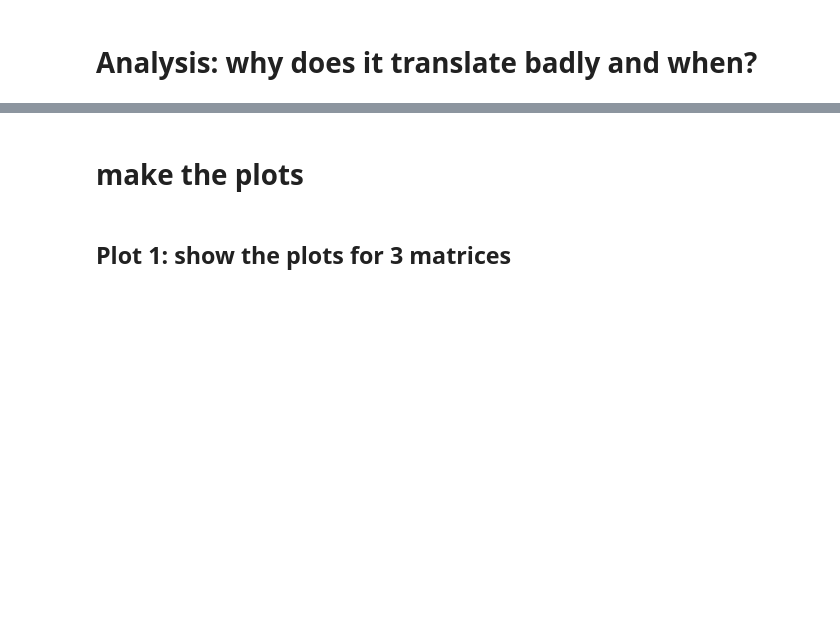
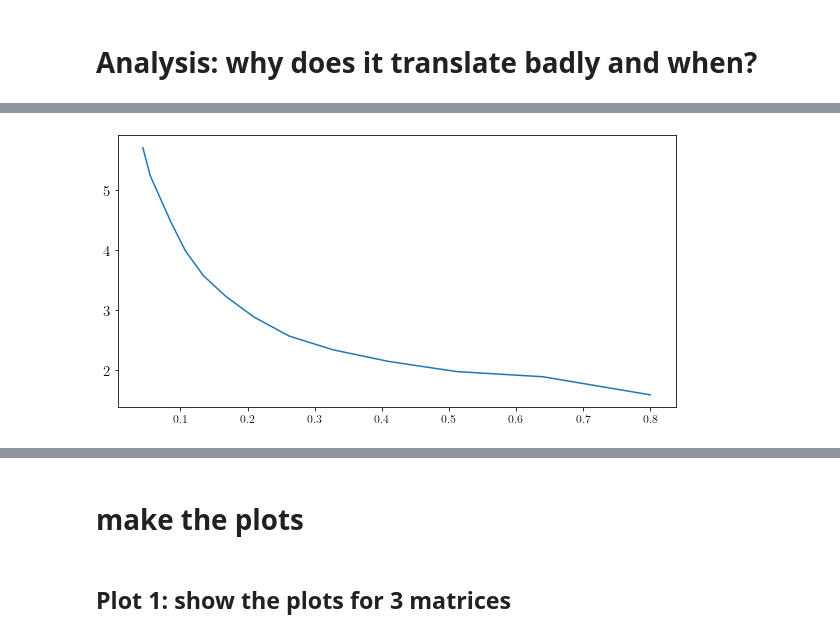
Before and after one commit to mariushobbhahn/LB_for_BNNs_official, a Jupyter notebook: Playground.ipynb, the cells around one changed output, grey strips where cells are left out. Saved outputs shown, nothing was run; the diff lists cells and outputs as text; code cells hidden in the pictures; blank space fills up the shorter version.

```diff
--- a/Playground.ipynb
+++ b/Playground.ipynb
@@ -755,0 +986,10 @@ plt.show();
+# %%
+plt.figure(figsize=(10,5))
+plt.plot(betas, np.array(means_logit_samples) / np.array(means_logit))
+#plt.plot(betas, np.log(np.array(means_logit_samples) / np.array(means_logit)))
+#plt.plot(betas, beta_mus)
+#plt.plot(betas, beta_vars)
+#plt.plot(betas, np.array(beta_mus) / np.array(beta_vars))
+plt.show();
+# %% [output]
+[figure, added]
```
Also changed, not shown: parts of 29 cells of this notebook, 21 other files.
